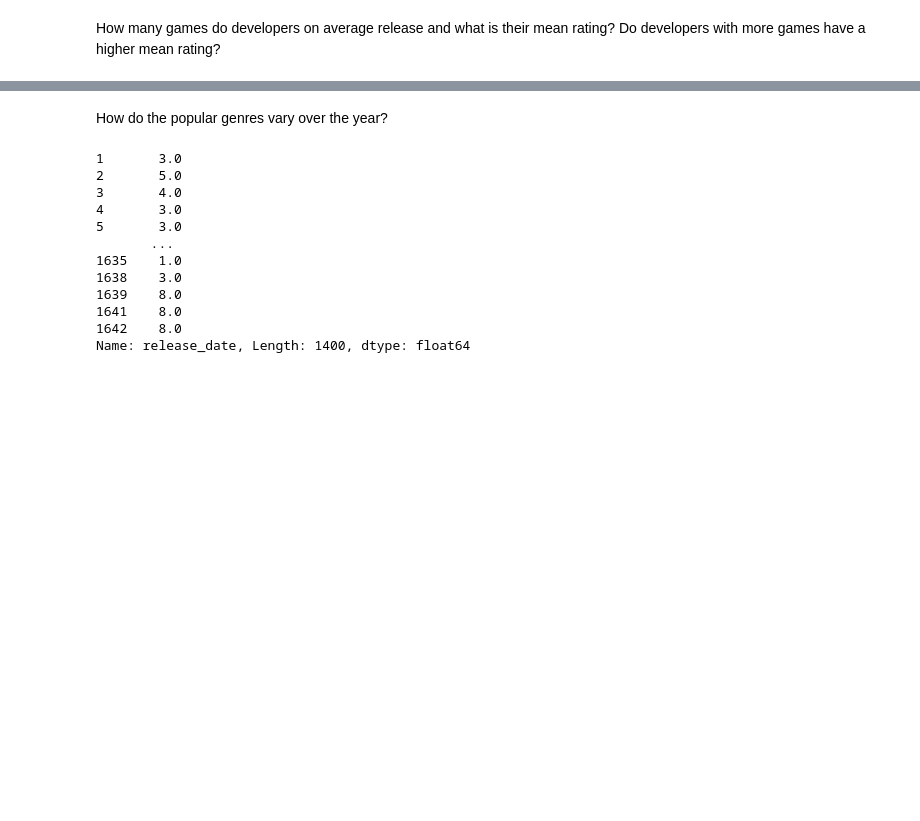
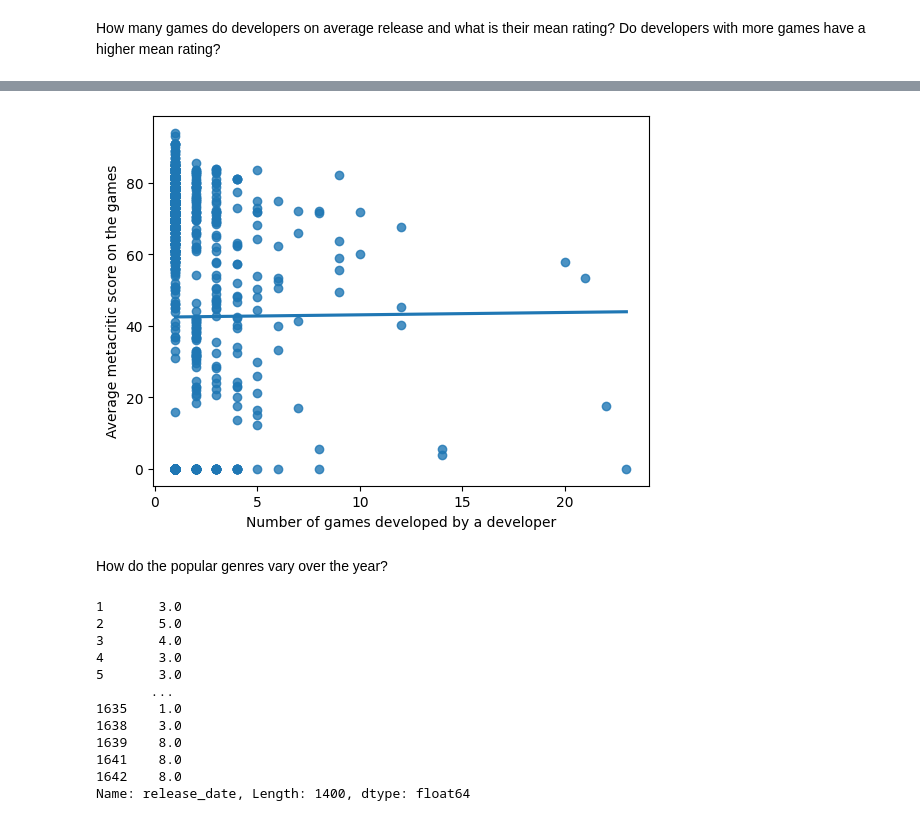
Before and after one commit to harris-ahmad/CS334-EDA, a Jupyter notebook: EDA.ipynb, the cells around one changed output, grey strips where cells are left out. Cells and saved outputs as stored; diff of their text form; code cells hidden in the pictures; blank space fills up the shorter version.

```diff
--- a/EDA.ipynb
+++ b/EDA.ipynb
@@ -93,8 +151,11 @@ plt.ylabel("Average user score on the games")
 # %%
 y2 = list(meta_ratings.values())
-sns.regplot(x, y2, ci=None)
+sns.regplot(x=x, y=y2, ci=None)
 plt.xlabel("Number of games developed by a developer")
 plt.ylabel("Average metacritic score on the games")
+plt.show()
+# %% [output]
+[figure, added]
 # %% [markdown]
 How do the popular genres vary over the year?
 # %%
```
Also changed, not shown: parts of 18 cells of this notebook.
